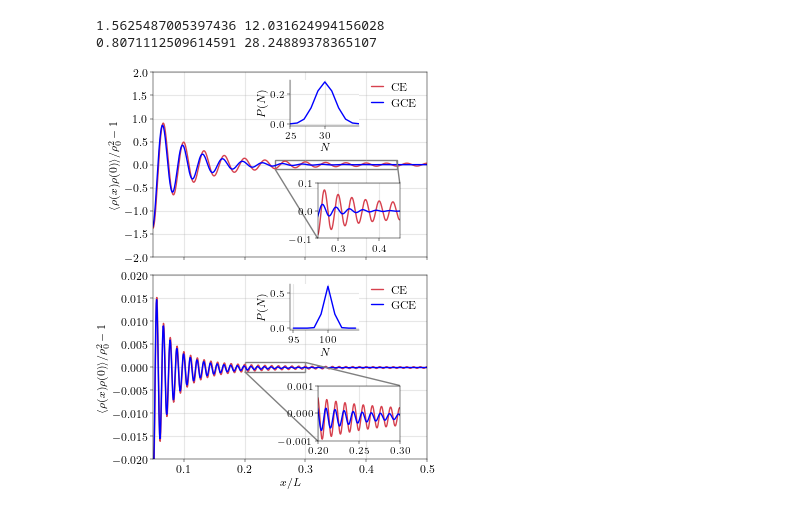
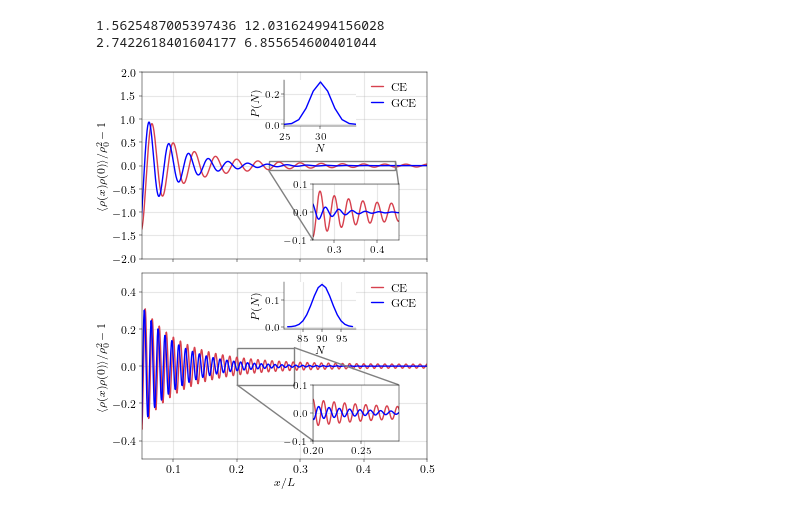
Before and after one commit to DelMaestroGroup/papers-code-ParticleFluctuations, a Jupyter notebook: src/BenchmarkPlots.ipynb, the cells around one changed output. Cells and saved outputs as stored; diff of their text form; code cells hidden in the pictures.

Commit message:
Changed plot scripts

```diff
--- a/src/BenchmarkPlots.ipynb
+++ b/src/BenchmarkPlots.ipynb
@@ -16,33 +19,38 @@ v = np.sqrt(vN*vJ);
 print(K,v)
 A = 1
 T= 0.5
-mu = 0.3
+mu = 1.3
 x_vals = np.linspace(1, L/2, 1000)
-corr_c_osc = canonical_paircorr(x_vals,K,v,A,L,T,1,rho)
-corr_gc_osc = grandcanonical_paircorr(x_vals,K,v,A,L,T,1,rho,mu)
+corr_c = canonical_paircorr(x_vals,K,v,A,L,T,1,rho)
+corr_gc = grandcanonical_paircorr(x_vals,K,v,A,L,T,1,rho,mu)
+obdm_f_c = obdm_fer_ce(x_vals,K,v,A,L,T,rho,1)
+obdm_f_gc = obdm_fer_gce(x_vals,K,v,A,L,T,rho,1,mu)
+q = 2*np.pi*np.arange(1,11,1)/L
+sq = Sfirstterm(q,K,v,L,T,1,rho)
 N_v = np.arange(int(rho*L) - 5, int(rho*L) + 6,1)
 n_gc = P(N_v,K,v,A,L,T,1,rho)
-vN2 = 35;
-vJ2 = 22.8;
+vN2 = 2.5;
+vJ2 = 18.8;
+rho2 = 3* rho
 K2 = np.sqrt(vJ2/vN2);
 v2 = np.sqrt(vN2*vJ2);
 print(K2,v2)
-N_v2 = np.arange(int(L) - 5, int(L) + 5,1)
-n_gc2 = P(N_v2,K2,v2,A,L,T,1,1)
-corr_c_osc2 = canonical_paircorr(x_vals,K2,v2,1,L,T,1,3*rho)
-corr_gc_osc2 = grandcanonical_paircorr(x_vals,K2,v2,1,L,T,1,3*rho,mu)
+N_v2 = np.arange(int(rho2*L) - 8, int(rho2*L) + 10,1)
+n_gc2 = P(N_v2,K2,v2,A,L,T,1,rho2)
+corr_c2 = canonical_paircorr(x_vals,K2,v2,A,L,T,1,rho2)
+corr_gc2 = grandcanonical_paircorr(x_vals,K2,v2,A,L,T,1,rho2,mu)
 # %% [output]
 1.5625487005397436 12.031624994156028
-0.8071112509614591 28.24889378365107
+2.7422618401604177 6.855654600401044
 # %%
 with plt.style.context('../include/aps.mplstyle'):
     figsize = plt.rcParams['figure.figsize']
     fig, ax = plt.subplots(2,1,constrained_layout=True, figsize=(figsize[0],2*figsize[1]),sharex=True)
-    ax[0].plot(x_vals/L,corr_c_osc,linestyle='-',color='#D7414E',label='CE')
-    ax[0].plot(x_vals/L,corr_gc_osc,'b-',label='GCE')
+    ax[0].plot(x_vals/L,corr_c,linestyle='-',color='#D7414E',label='CE')
+    ax[0].plot(x_vals/L,corr_gc,'b-',label='GCE')
     axins = ax[0].inset_axes([0.6, 0.1, 0.3, 0.3])
-    axins.plot(x_vals/L, corr_c_osc, '-', color="#D7414E", label='CE')
-    axins.plot(x_vals/L, corr_gc_osc, 'b-', label='GCE')
+    axins.plot(x_vals/L, corr_c, '-', color="#D7414E", label='CE')
+    axins.plot(x_vals/L, corr_gc, 'b-', label='GCE')
     mark_inset(ax[0], axins, loc1=1, loc2=3, fc="none", ec="0.5")
     axins.set_ylim(-0.1,0.1)
     axins.set_xlim(0.25,0.45)
@@ -55,38 +63,38 @@ with plt.style.context('../include/aps.mplstyle'):
     axins0.set_xlim(25,34.9)
     axins0.set_ylabel(r'$P(N)$')
     axins0.set_xlabel(r'$N$')
     axins0.spines[['top', 'right']].set_visible(False)
     #ax[0].set_xlabel(r'$x/L$')
     ax[0].set_ylabel(r'$\langle \rho(x)\rho(0)\rangle/\rho_0^2 - 1$')
     ax[1].set_ylabel(r'$\langle \rho(x)\rho(0)\rangle/\rho_0^2 - 1$')
     ax[0].set_ylim(-2,2)
     ax[0].set_xlim(0.05,0.49)
-    ax[1].plot(x_vals[40:]/L, corr_c_osc2[40:], '-', color="#D7414E", label='CE')
-    ax[1].plot(x_vals[40:]/L, corr_gc_osc2[40:], 'b-', label='GCE')
+    ax[1].plot(x_vals[40:]/L, corr_c2[40:], '-', color="#D7414E", label='CE')
+    ax[1].plot(x_vals[40:]/L, corr_gc2[40:], 'b-', label='GCE')
     ax[1].set_xlabel(r'$x/L$')
     axins1 = ax[1].inset_axes([0.60, 0.1, 0.3, 0.3])
-    axins1.plot(x_vals/L, corr_c_osc2, '-', color="#D7414E", label='CE')
-    axins1.plot(x_vals/L, corr_gc_osc2, 'b-', label='GCE')
+    axins1.plot(x_vals/L, corr_c2, '-', color="#D7414E", label='CE')
+    axins1.plot(x_vals/L, corr_gc2, 'b-', label='GCE')
     mark_inset(ax[1], axins1, loc1=1, loc2=3, fc="none", ec="0.5")
-    axins1.set_ylim(-0.001,0.001)
-    axins1.set_xlim(0.2,0.3)
+    axins1.set_ylim(-0.1,0.1)
+    axins1.set_xlim(0.2,0.29)
     axins1.tick_params(labelsize=7)
     axins1.grid(True, alpha=0.3)
     axins10 = ax[1].inset_axes([0.5, 0.7, 0.25, 0.25])
     axins10.plot(N_v2, n_gc2, '-', color="b")
     axins10.tick_params(labelsize=7)
     axins10.grid(True, alpha=0.3)
     axins10.set_ylabel(r'$P(N)$')
     axins10.set_xlabel(r'$N$')
     axins10.spines[['top', 'right']].set_visible(False)
     ax[1].legend(loc=1)
     ax[0].grid(True, alpha=0.3)
     ax[1].grid(True, alpha=0.3)
-    ax[1].set_ylim(-0.02,0.02)
+    ax[1].set_ylim(-0.5,0.5)
     ax[1].set_xlim(0.05,0.5)
     ax[0].legend()
     ax[1].legend()
     plt.savefig('../figures/synthetic_dataPN.pdf')
     plt.show()
 # %% [output]
-[figure, old version]
+[figure, new version]
```
Also changed, not shown: parts of 8 cells of this notebook, 10 other files.
